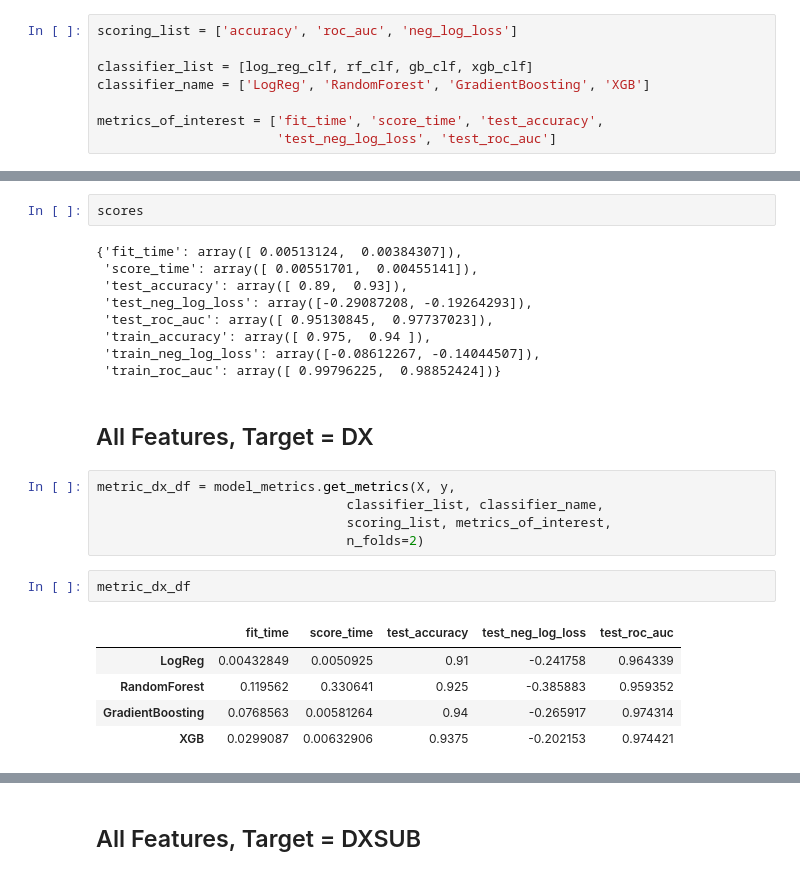
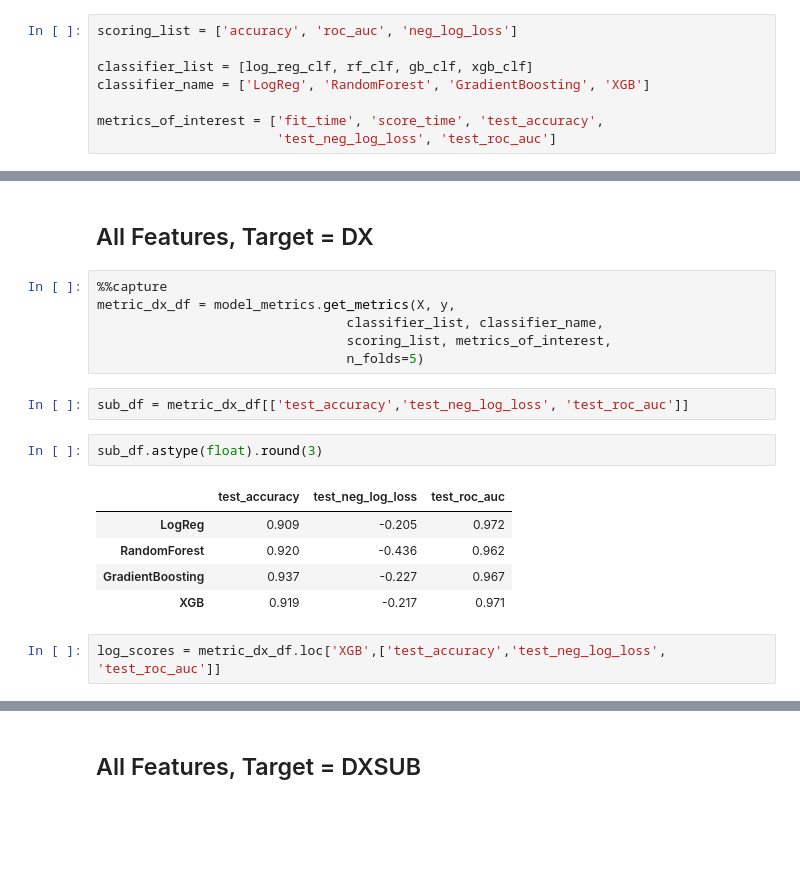
Before and after one commit to cjsmith015/Machine_Learning_and_ADHD, a Jupyter notebook: Predicting ADHD Models.ipynb, the cells around one changed output, grey strips where cells are left out. Drawn from its saved outputs; the diff is of its cells as text; blank space fills up the shorter version.

```diff
--- a/Predicting ADHD Models.ipynb
+++ b/Predicting ADHD Models.ipynb
@@ -64,26 +81,20 @@ scores = cross_validate(log_reg_clf, X, y,
-# %%
-scores
-# %% [output]
-{'fit_time': array([ 0.00513124,  0.00384307]),
- 'score_time': array([ 0.00551701,  0.00455141]),
- 'test_accuracy': array([ 0.89,  0.93]),
- 'test_neg_log_loss': array([-0.29087208, -0.19264293]),
- 'test_roc_auc': array([ 0.95130845,  0.97737023]),
- 'train_accuracy': array([ 0.975,  0.94 ]),
- 'train_neg_log_loss': array([-0.08612267, -0.14044507]),
- 'train_roc_auc': array([ 0.99796225,  0.98852424])}
 # %% [markdown]
 ## All Features, Target = DX
 # %%
+%%capture
 metric_dx_df = model_metrics.get_metrics(X, y,
                                 classifier_list, classifier_name,
                                 scoring_list, metrics_of_interest,
-                                n_folds=2)
+                                n_folds=5)
-# %%
-metric_dx_df
-# %% [output]
-|  | fit_time | score_time | test_accuracy | test_neg_log_loss | test_roc_auc |
-| LogReg | 0.00432849 | 0.0050925 | 0.91 | -0.241758 | 0.964339 |
-| RandomForest | 0.119562 | 0.330641 | 0.925 | -0.385883 | 0.959352 |
-| GradientBoosting | 0.0768563 | 0.00581264 | 0.94 | -0.265917 | 0.974314 |
-| XGB | 0.0299087 | 0.00632906 | 0.9375 | -0.202153 | 0.974421 |
+# %%
+sub_df = metric_dx_df[['test_accuracy','test_neg_log_loss', 'test_roc_auc']]
+# %%
+sub_df.astype(float).round(3)
+# %% [output]
+|  | test_accuracy | test_neg_log_loss | test_roc_auc |
+| LogReg | 0.909 | -0.205 | 0.972 |
+| RandomForest | 0.920 | -0.436 | 0.962 |
+| GradientBoosting | 0.937 | -0.227 | 0.967 |
+| XGB | 0.919 | -0.217 | 0.971 |
+# %%
+log_scores = metric_dx_df.loc['XGB',['test_accuracy','test_neg_log_loss', 'test_roc_auc']]
```
Also changed, not shown: parts of 16 cells of this notebook.
